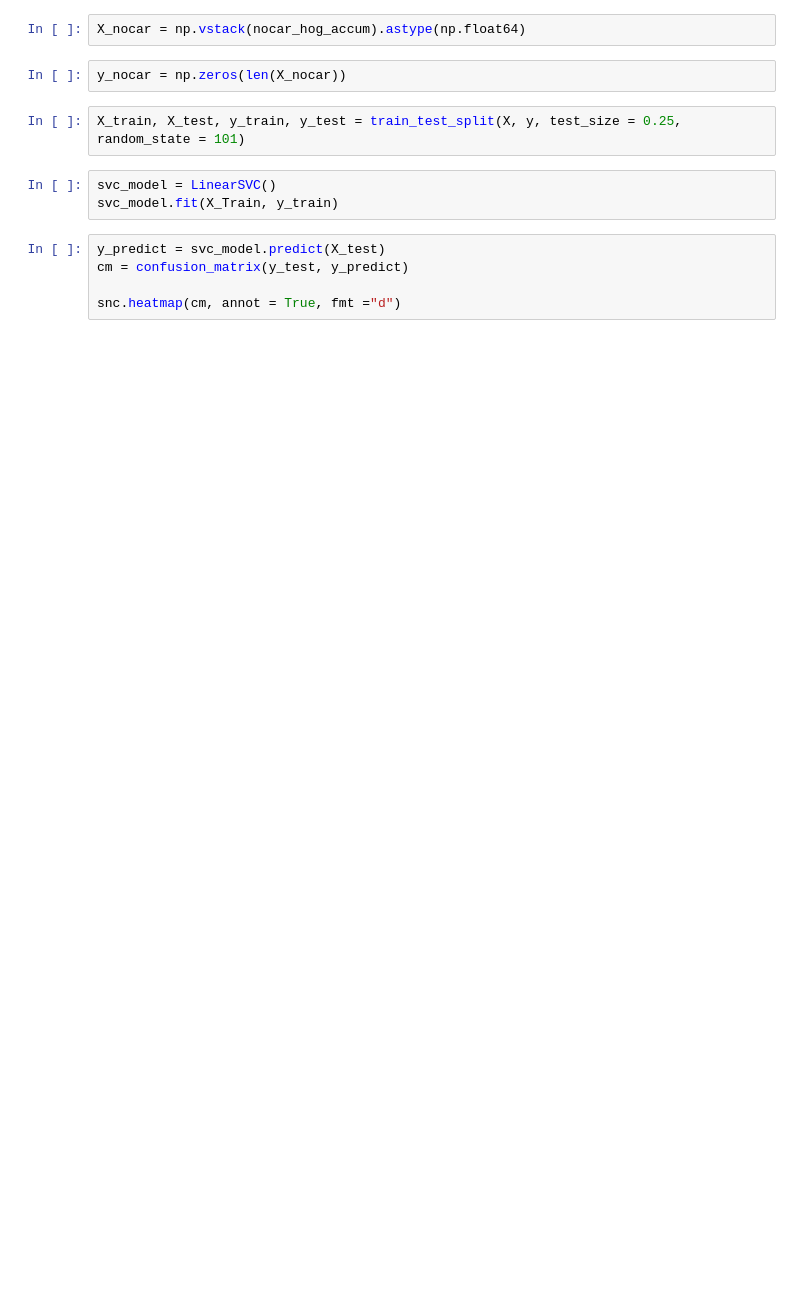
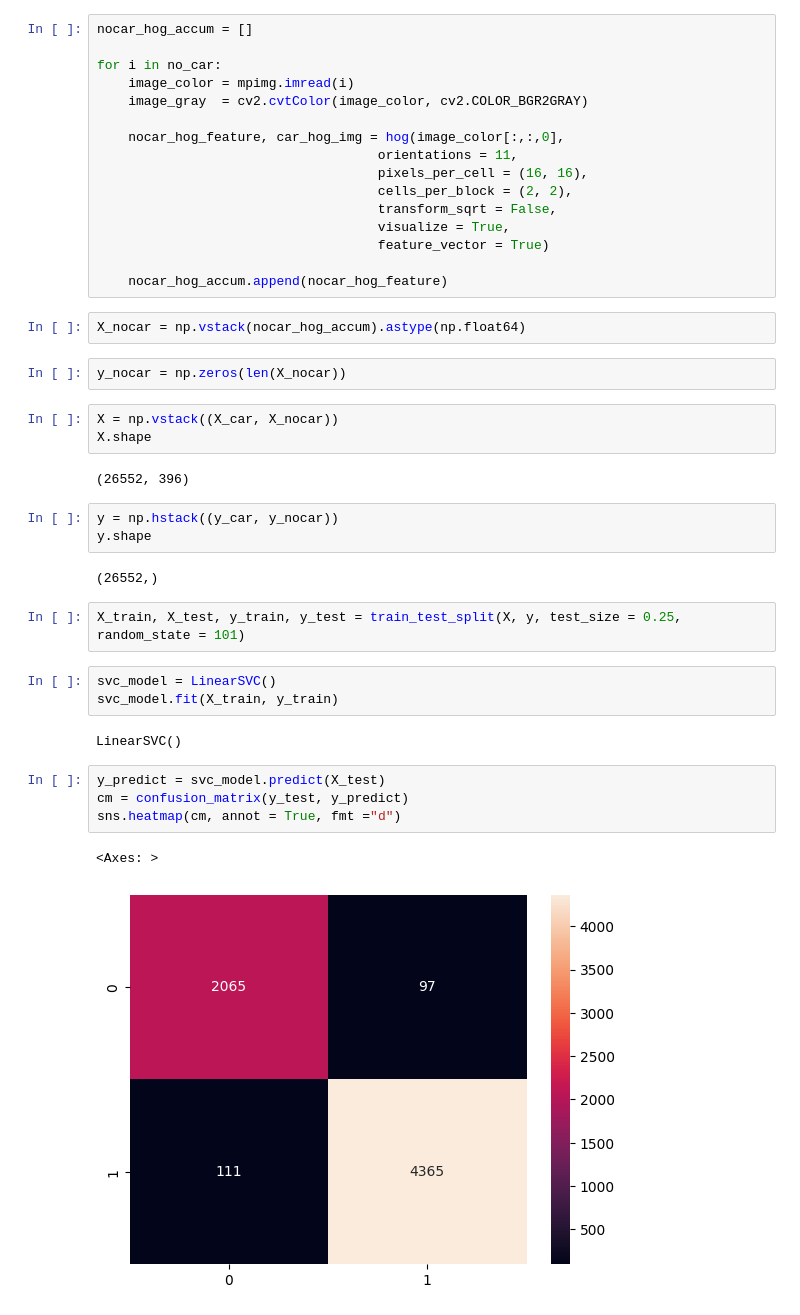
Before and after one commit to JGSNETO/AutonomousCars_DeepLearning_CV, a Jupyter notebook: Section8/Detecting Cars Using SVM/Detecting_Cars.ipynb, the cells around one changed output. Cells and saved outputs as stored; diff of their text form; blank space fills up the shorter version.

```diff
--- a/Section8/Detecting Cars Using SVM/Detecting_Cars.ipynb
+++ b/Section8/Detecting Cars Using SVM/Detecting_Cars.ipynb
@@ -83,16 +69,46 @@ MemoryError:
 # %%
 y_car = np.ones(len(X_car))
+# %%
+nocar_hog_accum = []
+
+for i in no_car:
+    image_color = mpimg.imread(i)
+    image_gray  = cv2.cvtColor(image_color, cv2.COLOR_BGR2GRAY)
+
+    nocar_hog_feature, car_hog_img = hog(image_color[:,:,0],
+                                    orientations = 11,
+                                    pixels_per_cell = (16, 16),
+                                    cells_per_block = (2, 2),
+                                    transform_sqrt = False,
+                                    visualize = True,
+                                    feature_vector = True)
+
+    nocar_hog_accum.append(nocar_hog_feature)
 # %%
 X_nocar = np.vstack(nocar_hog_accum).astype(np.float64)
 # %%
 y_nocar = np.zeros(len(X_nocar))
+# %%
+X = np.vstack((X_car, X_nocar))
+X.shape
+# %% [output]
+(26552, 396)
+# %%
+y = np.hstack((y_car, y_nocar))
+y.shape
+# %% [output]
+(26552,)
 # %%
 X_train, X_test, y_train, y_test = train_test_split(X, y, test_size = 0.25, random_state = 101)
 # %%
 svc_model = LinearSVC()
-svc_model.fit(X_Train, y_train)
+svc_model.fit(X_train, y_train)
+# %% [output]
+LinearSVC()
 # %%
 y_predict = svc_model.predict(X_test)
 cm = confusion_matrix(y_test, y_predict)
-
-snc.heatmap(cm, annot = True, fmt ="d")
+sns.heatmap(cm, annot = True, fmt ="d")
+# %% [output]
+<Axes: >
+[figure, added]
```
Also changed, not shown: parts of 7 cells of this notebook.
